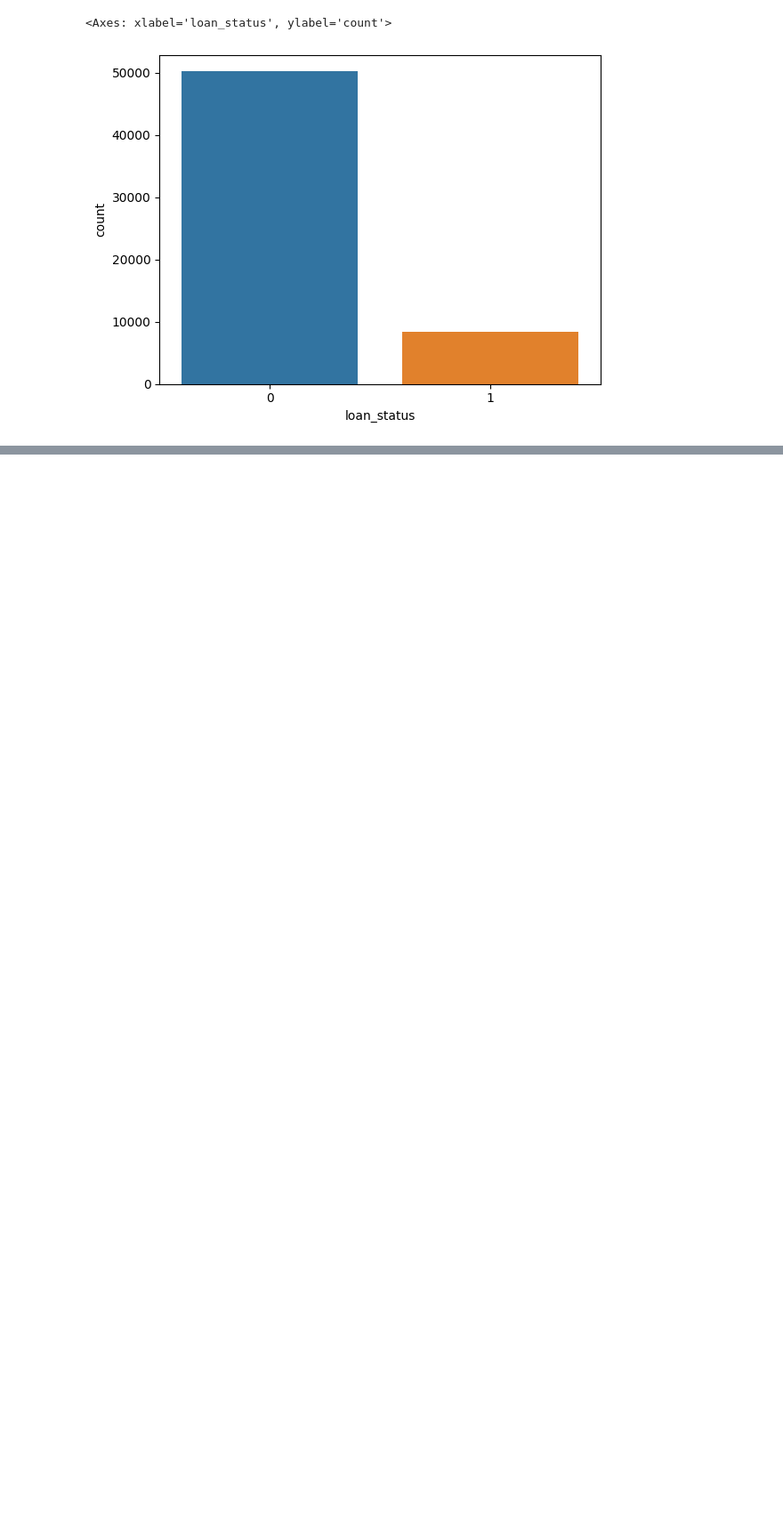
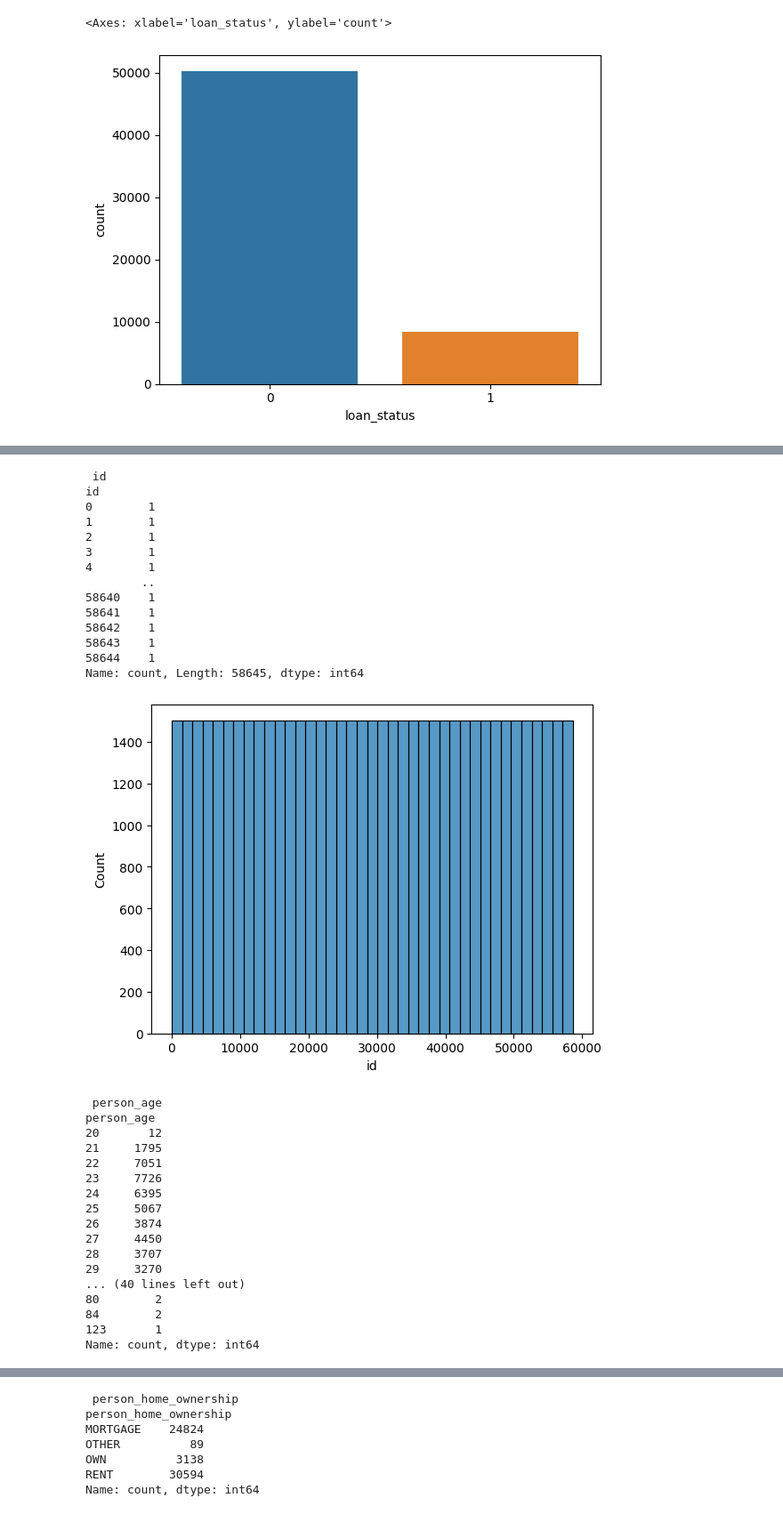
Before and after one commit to godsesaurab/Kaggle_Notebooks, a Jupyter notebook: loan-approval-competetion.ipynb, the cells around one changed output, grey strips where cells are left out. Shown at 89% size. Cells and saved outputs as stored; diff of their text form; code cells hidden in the pictures; blank space fills up the shorter version.

```diff
--- a/loan-approval-competetion.ipynb
+++ b/loan-approval-competetion.ipynb
@@ -166,0 +168,43 @@ sns.barplot(data= loan_status, x='loan_status',y='count')
+# %%
+for feature in train_df.columns:
+    print('\n',feature)
+    print(train_df[feature].value_counts().sort_index() )
+    if(len(train_df[feature].value_counts())<=10):
+        sns.countplot(data=train_df, x=feature)
+        plt.show()
+    else:
+        sns.histplot(train_df[feature])
+        plt.show()
+# %% [output]
+ id
+id
+0        1
+1        1
+2        1
+3        1
+4        1
+        ..
+58640    1
+58641    1
+58642    1
+58643    1
+58644    1
+Name: count, Length: 58645, dtype: int64
+[figure, added]
+ person_age
+person_age
+20       12
+21     1795
+22     7051
+23     7726
+24     6395
+25     5067
+26     3874
+27     4450
+28     3707
+29     3270
+... (40 lines left out)
+80        2
+84        2
+123       1
+Name: count, dtype: int64
@@ -166,0 +227,7 @@ sns.barplot(data= loan_status, x='loan_status',y='count')
+ person_home_ownership
+person_home_ownership
+MORTGAGE    24824
+OTHER          89
+OWN          3138
+RENT        30594
+Name: count, dtype: int64
```
Also changed, not shown: parts of 7 cells of this notebook.
